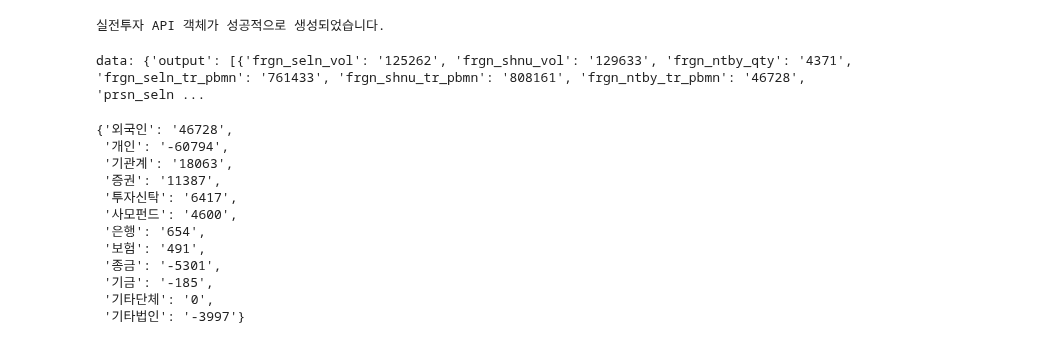
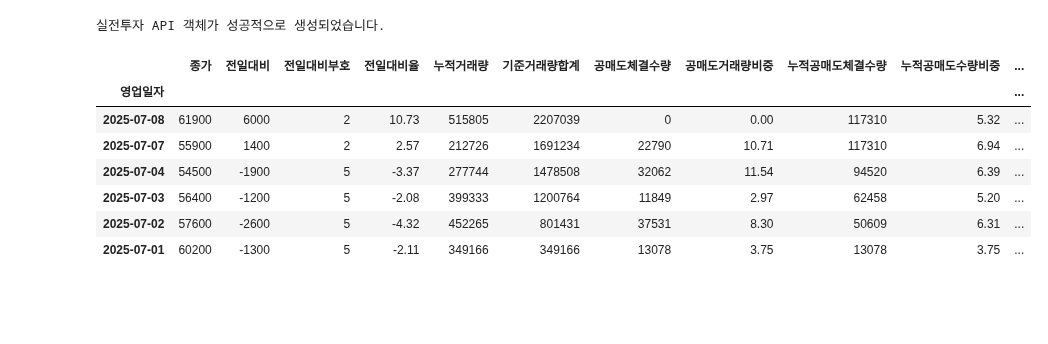
Before and after one commit to hongpro99/sb-fsts, a Jupyter notebook: local_experiment/stock.ipynb, the cells around one changed output. Saved outputs shown, nothing was run; the diff lists cells and outputs as text; code cells hidden in the pictures; blank space fills up the shorter version.

```diff
--- a/local_experiment/stock.ipynb
+++ b/local_experiment/stock.ipynb
@@ -161,20 +174,15 @@ scheduled_trading(id, virtual = False, trading_bot_name = 'schedulerbot')
 # %%
-symbol = '005930'
-start_date = '20250630'
-end_date = '20250704'
+symbol = '376300'
+start_date = '20250701'
+end_date = '20250708'
 market_code = 'J'
 auto_trading_stock.get_short_sale_daily_trend(symbol = symbol,start_date=start_date,end_date=end_date, market_code=market_code )
 # %% [output]
-data: {'output': [{'frgn_seln_vol': '125262', 'frgn_shnu_vol': '129633', 'frgn_ntby_qty': '4371', 'frgn_seln_tr_pbmn': '761433', 'frgn_shnu_tr_pbmn': '808161', 'frgn_ntby_tr_pbmn': '46728', 'prsn_seln ...
-{'외국인': '46728',
- '개인': '-60794',
- '기관계': '18063',
- '증권': '11387',
- '투자신탁': '6417',
- '사모펀드': '4600',
- '은행': '654',
- '보험': '491',
- '종금': '-5301',
- '기금': '-185',
- '기타단체': '0',
- '기타법인': '-3997'}
+|  | 종가 | 전일대비 | 전일대비부호 | 전일대비율 | 누적거래량 | 기준거래량합계 | 공매도체결수량 | 공매도거래량비중 | 누적공매도체결수량 | 누적공매도수량비중 | ... |
+| 영업일자 |  |  |  |  |  |  |  |  |  |  | ... |
+| 2025-07-08 | 61900 | 6000 | 2 | 10.73 | 515805 | 2207039 | 0 | 0.00 | 117310 | 5.32 | ... |
+| 2025-07-07 | 55900 | 1400 | 2 | 2.57 | 212726 | 1691234 | 22790 | 10.71 | 117310 | 6.94 | ... |
+| 2025-07-04 | 54500 | -1900 | 5 | -3.37 | 277744 | 1478508 | 32062 | 11.54 | 94520 | 6.39 | ... |
+| 2025-07-03 | 56400 | -1200 | 5 | -2.08 | 399333 | 1200764 | 11849 | 2.97 | 62458 | 5.20 | ... |
+| 2025-07-02 | 57600 | -2600 | 5 | -4.32 | 452265 | 801431 | 37531 | 8.30 | 50609 | 6.31 | ... |
+| 2025-07-01 | 60200 | -1300 | 5 | -2.11 | 349166 | 349166 | 13078 | 3.75 | 13078 | 3.75 | ... |
```
Also changed, not shown: parts of 7 cells of this notebook, 4 other files.
